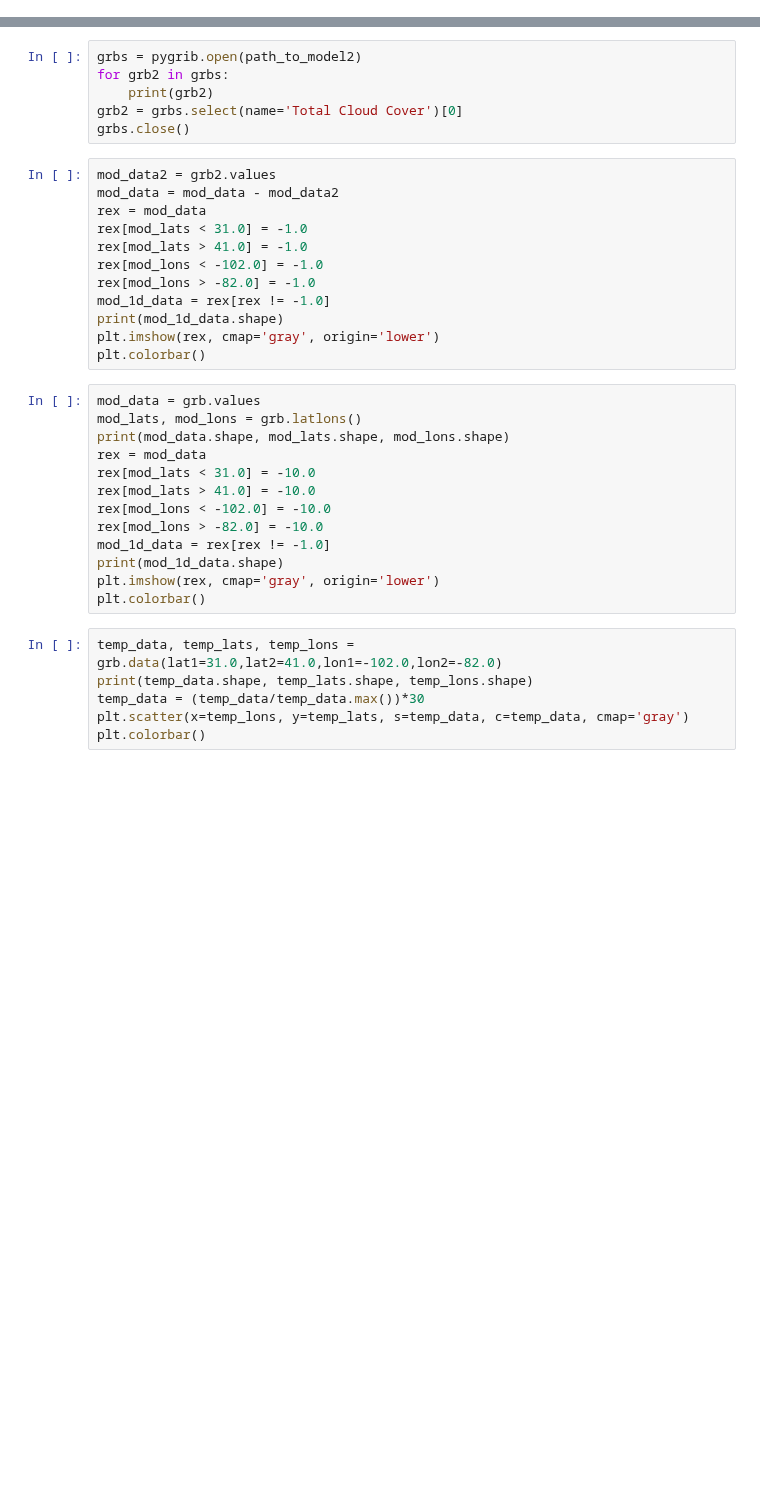
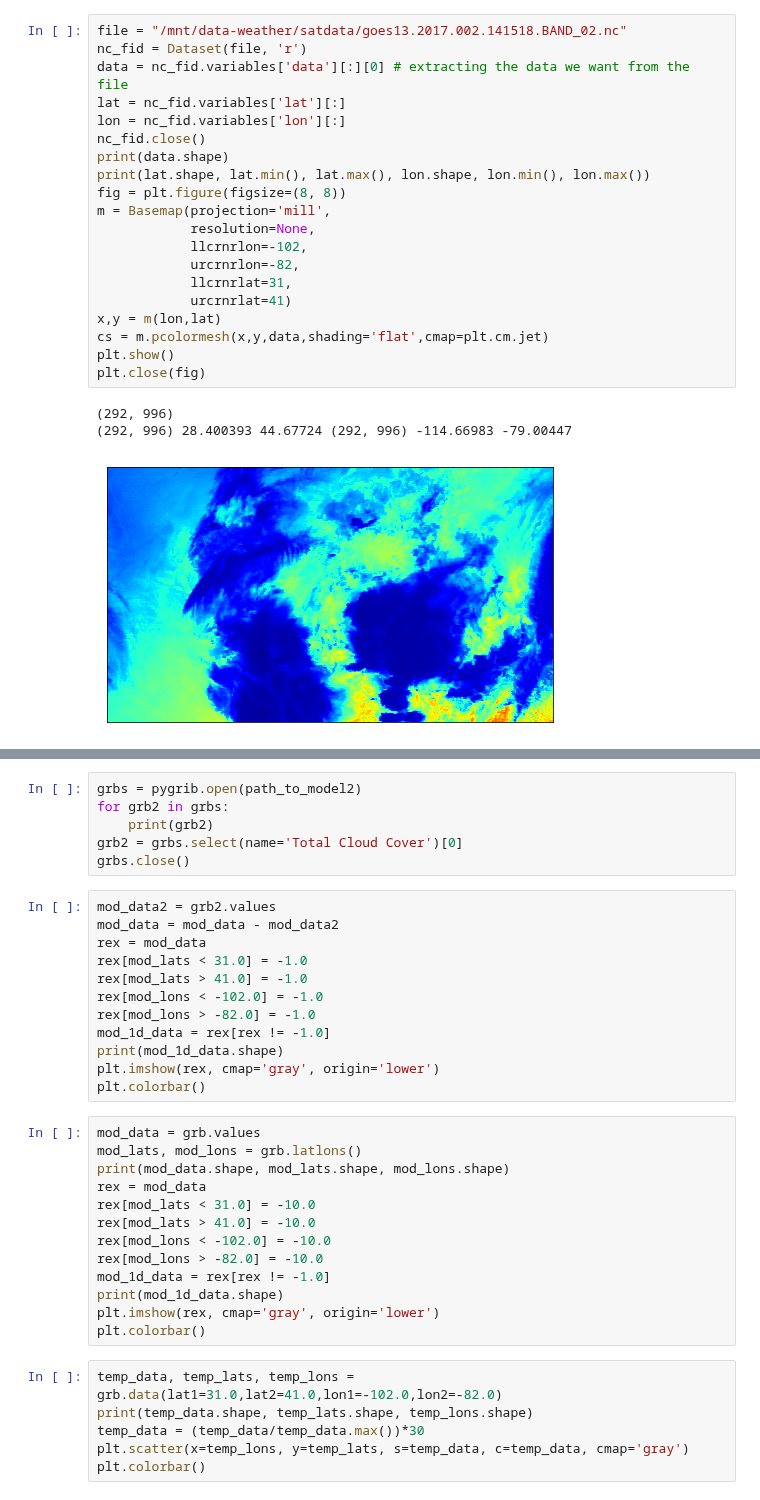
Before and after one commit to yuanzhou15/capstone-weather, a Jupyter notebook: rex/sanity-check.ipynb, the cells around one changed output, grey strips where cells are left out. Drawn from its saved outputs; the diff is of its cells as text; blank space fills up the shorter version.

```diff
--- a/rex/sanity-check.ipynb
+++ b/rex/sanity-check.ipynb
@@ -10,0 +42,24 @@ path_to_radar = "/mnt/data-weather/raddata/raddat/radar.20170102.14.dat"
+# %%
+file = "/mnt/data-weather/satdata/goes13.2017.002.141518.BAND_02.nc"
+nc_fid = Dataset(file, 'r')
+data = nc_fid.variables['data'][:][0] # extracting the data we want from the file
+lat = nc_fid.variables['lat'][:]
+lon = nc_fid.variables['lon'][:]
+nc_fid.close()
+print(data.shape)
+print(lat.shape, lat.min(), lat.max(), lon.shape, lon.min(), lon.max())
+fig = plt.figure(figsize=(8, 8))
+m = Basemap(projection='mill',
+            resolution=None,
+            llcrnrlon=-102,
+            urcrnrlon=-82,
+            llcrnrlat=31,
+            urcrnrlat=41)
+x,y = m(lon,lat)
+cs = m.pcolormesh(x,y,data,shading='flat',cmap=plt.cm.jet)
+plt.show()
+plt.close(fig)
+# %% [output]
+(292, 996)
+(292, 996) 28.400393 44.67724 (292, 996) -114.66983 -79.00447
+[figure, added]
```
Also changed, not shown: parts of 5 cells of this notebook, 2 other files.
